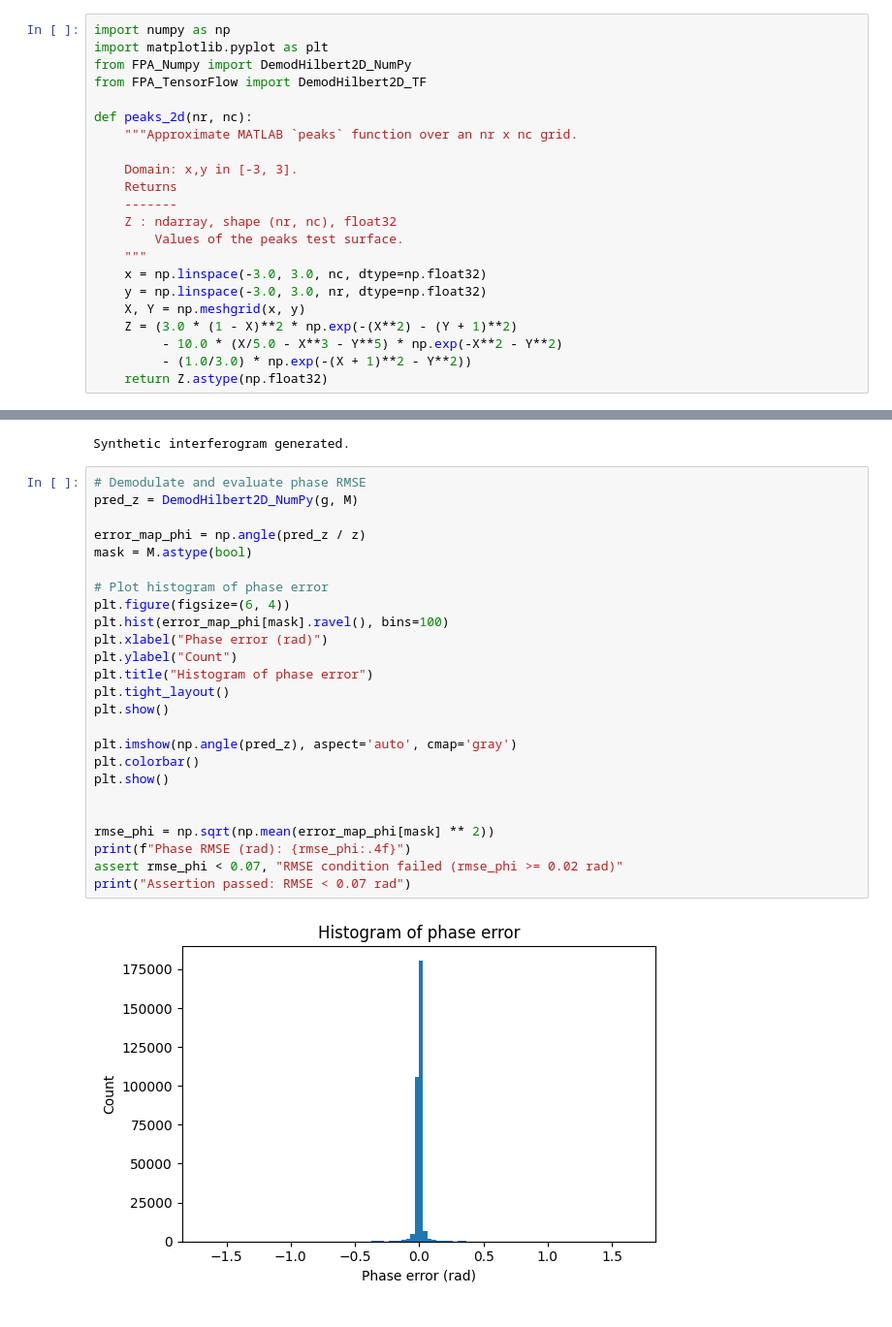
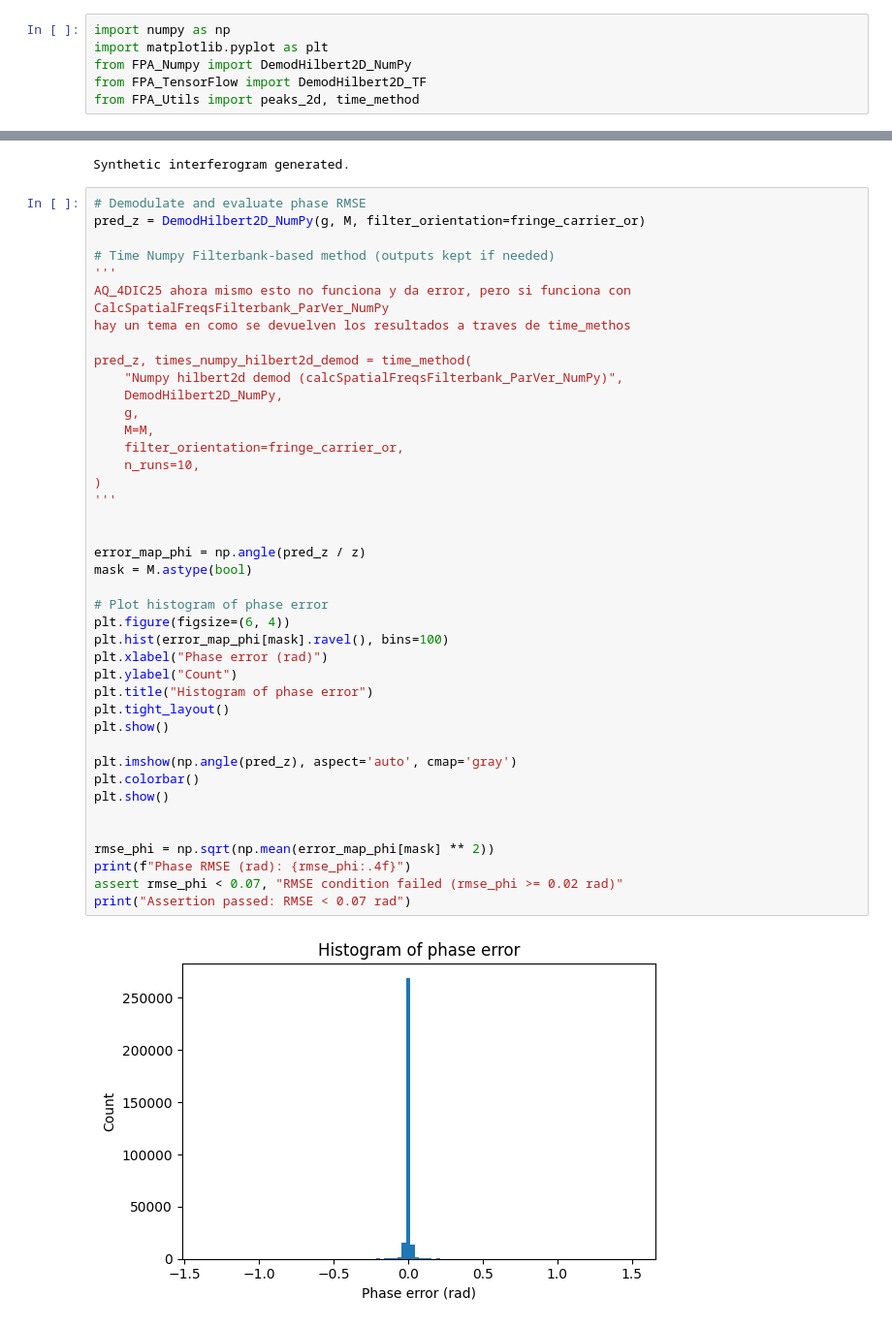
Before and after one commit to juaquiro/72_OM4M008_LENSPMD25_CPU_GPU_FPA, a Jupyter notebook: Python_src/test_DemodHilbert2D_CPU-GPU.ipynb, the cells around one changed output, grey strips where cells are left out. Shown: that part at 97% size. Saved outputs shown, nothing was run; the diff lists cells and outputs as text.

```diff
--- a/Python_src/test_DemodHilbert2D_CPU-GPU.ipynb
+++ b/Python_src/test_DemodHilbert2D_CPU-GPU.ipynb
@@ -8,23 +61,7 @@ import numpy as np
 import matplotlib.pyplot as plt
 from FPA_Numpy import DemodHilbert2D_NumPy
 from FPA_TensorFlow import DemodHilbert2D_TF
-
-def peaks_2d(nr, nc):
-    """Approximate MATLAB `peaks` function over an nr x nc grid.
-
-    Domain: x,y in [-3, 3].
-    Returns
-    -------
-    Z : ndarray, shape (nr, nc), float32
-        Values of the peaks test surface.
-    """
-    x = np.linspace(-3.0, 3.0, nc, dtype=np.float32)
-    y = np.linspace(-3.0, 3.0, nr, dtype=np.float32)
-    X, Y = np.meshgrid(x, y)
-    Z = (3.0 * (1 - X)**2 * np.exp(-(X**2) - (Y + 1)**2)
-         - 10.0 * (X/5.0 - X**3 - Y**5) * np.exp(-X**2 - Y**2)
-         - (1.0/3.0) * np.exp(-(X + 1)**2 - Y**2))
-    return Z.astype(np.float32)
+from FPA_Utils import peaks_2d, time_method
 # %%
 # Synthetic interferogram (Caso 1: HIFREQ)
 NR, NC = 558, 553
@@ -67,29 +104,45 @@ print("Synthetic interferogram generated.")
 Synthetic interferogram generated.
 # %%
 # Demodulate and evaluate phase RMSE
-pred_z = DemodHilbert2D_NumPy(g, M)
+pred_z = DemodHilbert2D_NumPy(g, M, filter_orientation=fringe_carrier_or)
+
+# Time Numpy Filterbank-based method (outputs kept if needed)
+'''
+AQ_4DIC25 ahora mismo esto no funciona y da error, pero si funciona con CalcSpatialFreqsFilterbank_ParVer_NumPy
+hay un tema en como se devuelven los resultados a traves de time_methos
+
+pred_z, times_numpy_hilbert2d_demod = time_method(
+    "Numpy hilbert2d demod (calcSpatialFreqsFilterbank_ParVer_NumPy)",
+    DemodHilbert2D_NumPy,
+    g,
+    M=M,
+    filter_orientation=fringe_carrier_or,
+    n_runs=10,
+)
+'''
+
 
 error_map_phi = np.angle(pred_z / z)
 mask = M.astype(bool)
 
 # Plot histogram of phase error
 plt.figure(figsize=(6, 4))
 plt.hist(error_map_phi[mask].ravel(), bins=100)
 plt.xlabel("Phase error (rad)")
 plt.ylabel("Count")
 plt.title("Histogram of phase error")
 plt.tight_layout()
 plt.show()
 
 plt.imshow(np.angle(pred_z), aspect='auto', cmap='gray')
 plt.colorbar()
 plt.show()
 
 
 rmse_phi = np.sqrt(np.mean(error_map_phi[mask] ** 2))
 print(f"Phase RMSE (rad): {rmse_phi:.4f}")
 assert rmse_phi < 0.07, "RMSE condition failed (rmse_phi >= 0.02 rad)"
 print("Assertion passed: RMSE < 0.07 rad")
 # %% [output]
-[figure, old version]
+[figure, new version]
 [figure]
```
Also changed, not shown: parts of 3 cells of this notebook, 2 other files.
